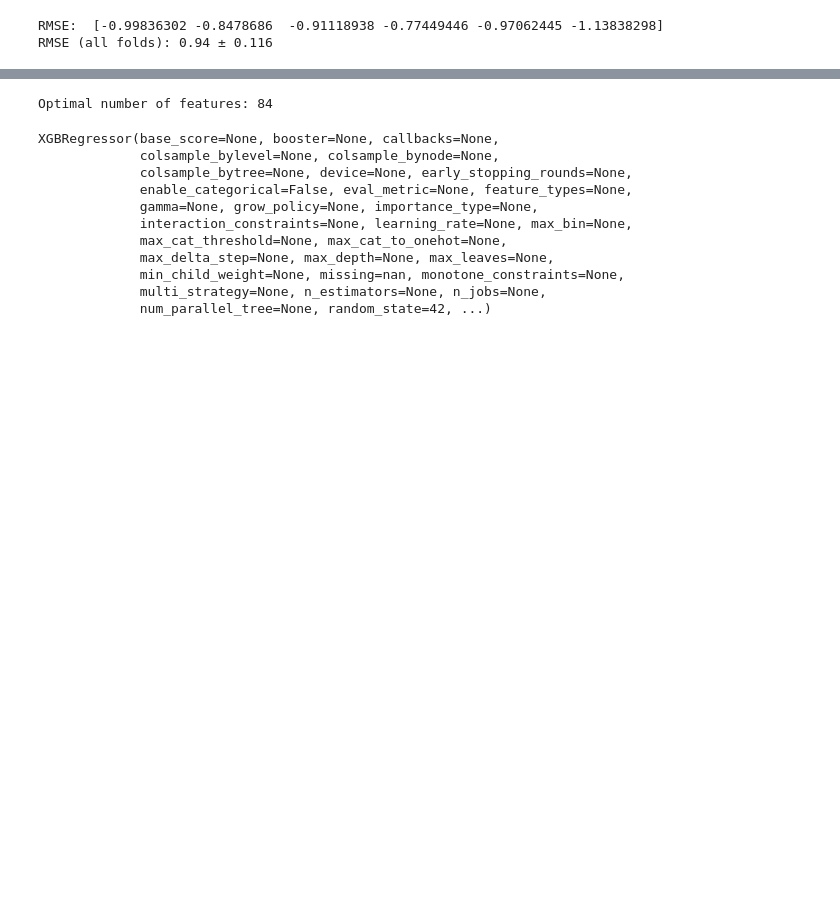
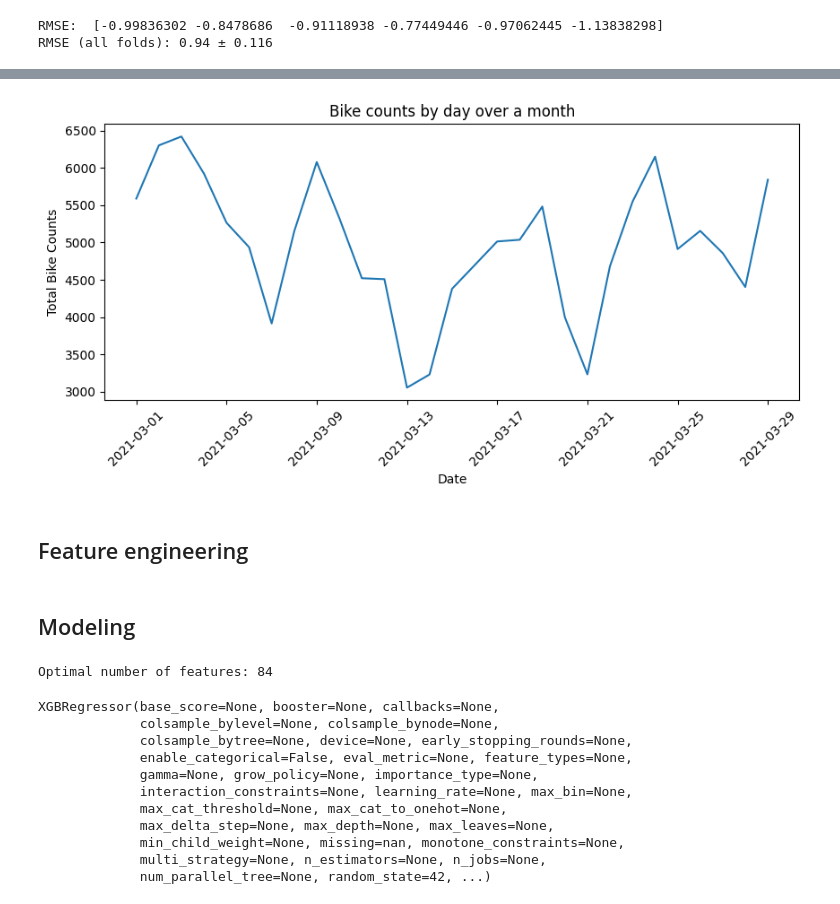
Before and after one commit to Kuystre/bike_counters, a Jupyter notebook: Servir.ipynb, the cells around one changed output, grey strips where cells are left out. Drawn from its saved outputs; the diff is of its cells as text; code cells hidden in the pictures; blank space fills up the shorter version.

```diff
--- a/Servir.ipynb
+++ b/Servir.ipynb
@@ -439,3 +510,26 @@ external_data = pd.read_csv("external_data/external_data.csv")
+# %%
+fig, ax = plt.subplots(figsize=(10, 4))
+
+mask = (
+    (data_train["counter_name"] == "Totem 73 boulevard de Sébastopol S-N")
+    & (data_train["date"] > pd.to_datetime("2021/03/01"))
+    & (data_train["date"] < pd.to_datetime("2021/03/30"))
+)
+
+# Sum the bike counts by day
+daily_counts = data_train[mask].groupby(data_train[mask]["date"].dt.date)["bike_count"].sum()
+
+# Plot the result
+daily_counts.plot(kind='line', ax=ax, rot=45)
+ax.set_xlabel('Date')
+ax.set_ylabel('Total Bike Counts')
+ax.set_title('Bike counts by day over a month')
+
+plt.show()
+# %% [output]
+[figure, added]
+# %% [markdown]
+## Feature engineering
 # %%
 def _encode_dates(X):
     X = X.copy()  # modify a copy of X
@@ -496,6 +590,8 @@ all_features = features + weather_features
 X = data_train_encoded[all_features]
 X = X.drop(columns='date')
 y = data_train_encoded['log_bike_count'].values
+# %% [markdown]
+## Modeling
 # %%
 # Trop long à run, résultat en dessous
 
```
Also changed, not shown: parts of 6 cells of this notebook, 8 other files.
